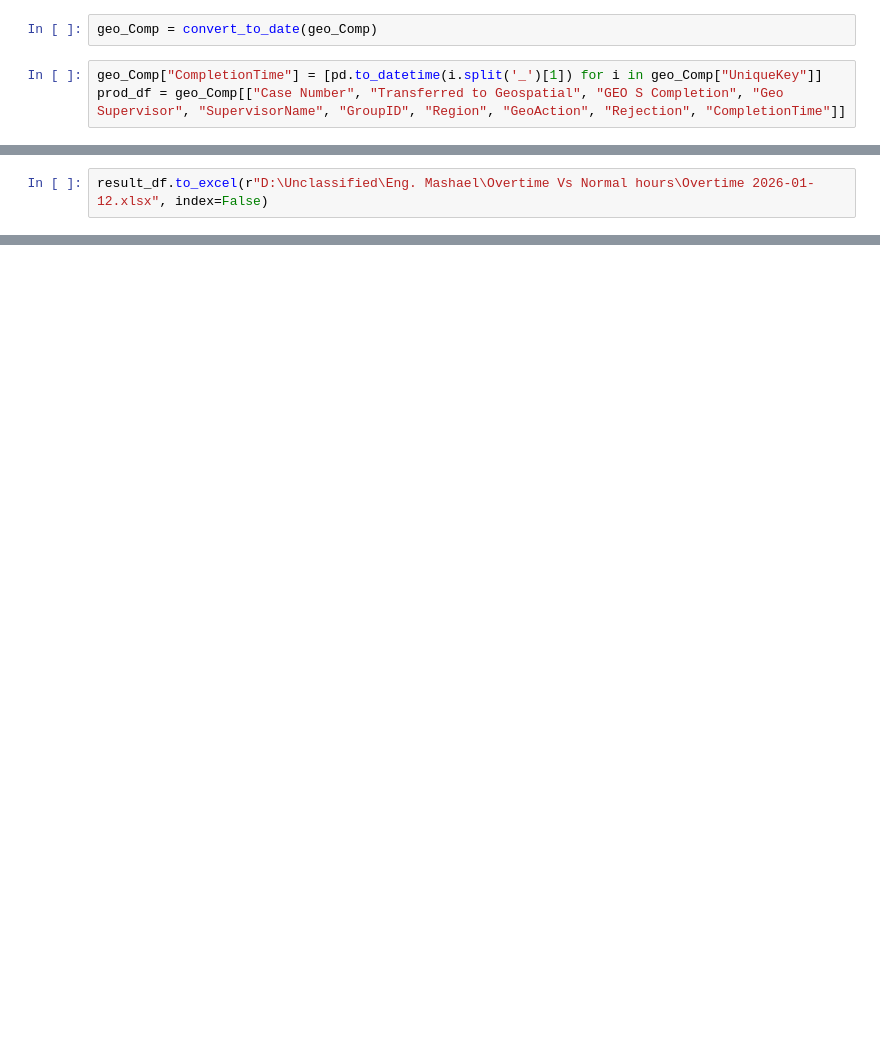
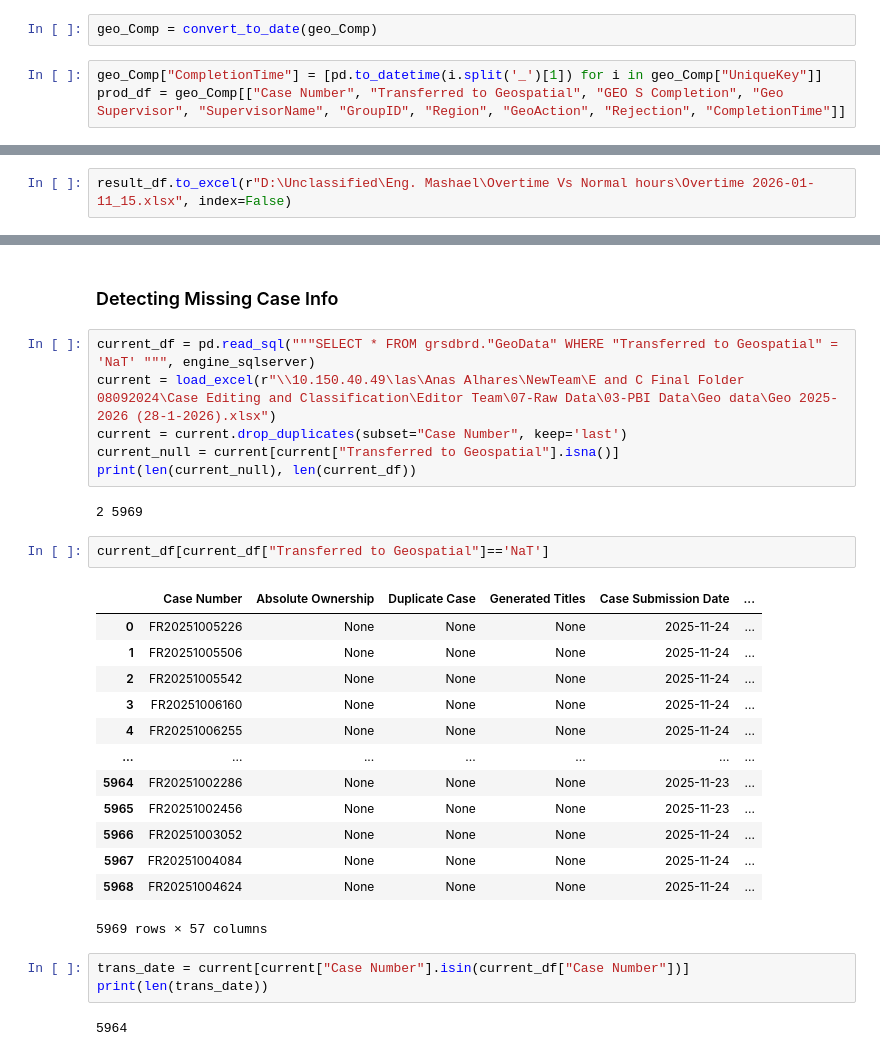
Before and after one commit to AymanSD/Editors-Evaluation, a Jupyter notebook: Evaluation.ipynb, the cells around one changed output, grey strips where cells are left out. Saved outputs shown, nothing was run; the diff lists cells and outputs as text; blank space fills up the shorter version.

```diff
--- a/Evaluation.ipynb
+++ b/Evaluation.ipynb
@@ -928,5 +832,5 @@ result_df[(~result_df["OverTime"].isna()) & (result_df["Over_Start"]<pd.to_datet
 # %%
-result_df.to_excel(r"D:\Unclassified\Eng. Mashael\Overtime Vs Normal hours\Overtime 2026-01-12.xlsx", index=False)
+result_df.to_excel(r"D:\Unclassified\Eng. Mashael\Overtime Vs Normal hours\Overtime 2026-01-11_15.xlsx", index=False)
 # %%
 editor = 'Akram Elkhidir'
 overtime[overtime["Geo Supervisor"]==editor]
@@ -955,3 +859,34 @@ prod_df[(prod_df["Geo Supervisor"]==editor) & (prod_df["GEO S Completion"]>=pd.t
 | 4236 | FR20251039929 | 2025-12-01 | 2026-01-12 | Akram Elkhidir | Anas Marzouk | Editor Night Shift | Riyadh | ... |
 | 4239 | FR2025937260 | 2025-12-03 | 2026-01-12 | Akram Elkhidir | Anas Marzouk | Editor Night Shift | Riyadh | ... |
 | 4234 | FR20251003476 | 2025-12-09 | 2026-01-12 | Akram Elkhidir | Anas Marzouk | Editor Night Shift | Riyadh | ... |
+# %% [markdown]
+### Detecting Missing Case Info
+# %%
+current_df = pd.read_sql("""SELECT * FROM grsdbrd."GeoData" WHERE "Transferred to Geospatial" = 'NaT' """, engine_sqlserver)
+current = load_excel(r"\\10.150.40.49\las\Anas Alhares\NewTeam\E and C Final Folder 08092024\Case Editing and Classification\Editor Team\07-Raw Data\03-PBI Data\Geo data\Geo 2025-2026 (28-1-2026).xlsx")
+current = current.drop_duplicates(subset="Case Number", keep='last')
+current_null = current[current["Transferred to Geospatial"].isna()]
+print(len(current_null), len(current_df))
+# %% [output]
+2 5969
+# %%
+current_df[current_df["Transferred to Geospatial"]=='NaT']
+# %% [output]
+|  | Case Number | Absolute Ownership | Duplicate Case | Generated Titles | Case Submission Date | ... |
+| 0 | FR20251005226 | None | None | None | 2025-11-24 | ... |
+| 1 | FR20251005506 | None | None | None | 2025-11-24 | ... |
+| 2 | FR20251005542 | None | None | None | 2025-11-24 | ... |
+| 3 | FR20251006160 | None | None | None | 2025-11-24 | ... |
+| 4 | FR20251006255 | None | None | None | 2025-11-24 | ... |
+| ... | ... | ... | ... | ... | ... | ... |
+| 5964 | FR20251002286 | None | None | None | 2025-11-23 | ... |
+| 5965 | FR20251002456 | None | None | None | 2025-11-23 | ... |
+| 5966 | FR20251003052 | None | None | None | 2025-11-24 | ... |
+| 5967 | FR20251004084 | None | None | None | 2025-11-24 | ... |
+| 5968 | FR20251004624 | None | None | None | 2025-11-24 | ... |
+5969 rows × 57 columns
+# %%
+trans_date = current[current["Case Number"].isin(current_df["Case Number"])]
+print(len(trans_date))
+# %% [output]
+5964
```
Also changed, not shown: parts of 59 cells of this notebook, 5 other files.
